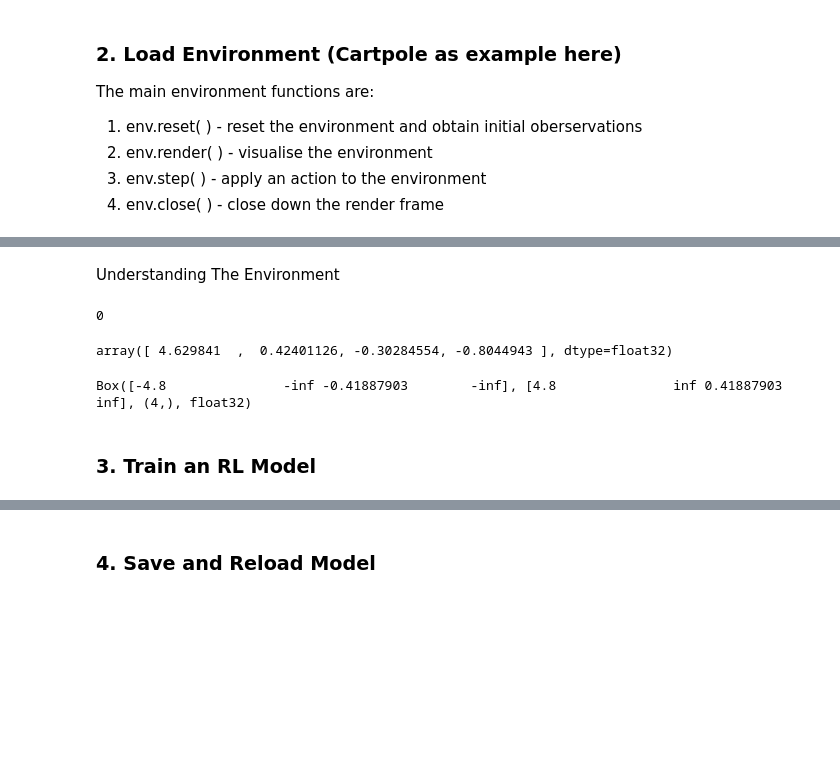
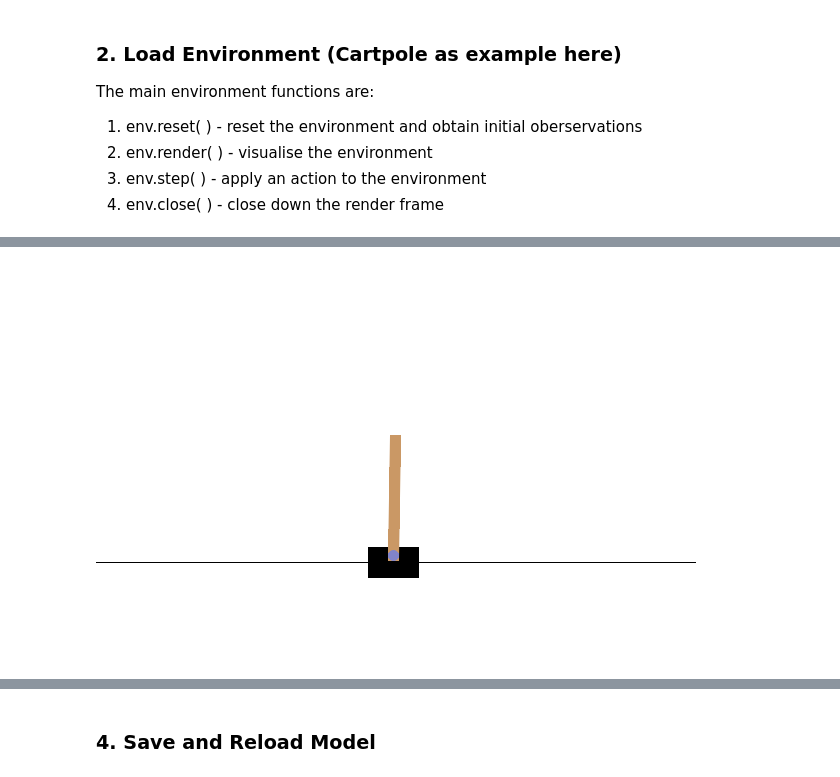
Before and after one commit to BelleJohn/Machine-Learning-with-Python, a Jupyter notebook: Reinforcement-Learning/(Working) ReinforcementLearning_Nicholas_Renotte.ipynb, the cells around one changed output, grey strips where cells are left out. Cells and saved outputs as stored; diff of their text form; code cells hidden in the pictures; blank space fills up the shorter version.

Commit message:
Finished section 2 and added visualized cells.

```diff
--- a/Reinforcement-Learning/(Working) ReinforcementLearning_Nicholas_Renotte.ipynb
+++ b/Reinforcement-Learning/(Working) ReinforcementLearning_Nicholas_Renotte.ipynb
@@ -51 +34,10 @@ env = gym.make(environment_name)
+# %%
+# create environment
+environment_name = "CartPole-v1"
+env = gym.make(environment_name, render_mode="rgb_array")
+# In yhe early version, the render_mode is set with env.render(), but now it's better to setup render mode in env
+# to avoid this warning:
+# C:\conda\lib\site-packages\gymnasium\envs\classic_control\cartpole.py:250:
+# UserWarning: WARN: You are calling render method without specifying any render mode.
+# You can specify the render_mode at initialization, e.g. gym.make("CartPole-v1", render_mode="rgb_array")
 # %%
@@ -75,20 +127,22 @@ Episode:5 Score:21.0
 # %%
-# test environment: episodes is like one full game within the environment. Same environments
-# have a fixed episode length e.g. cartpole wich is 200 frames. Others are continuous,
-# e.g. Breakout, play until you run out of lives.
+# create environment
+environment_name = "CartPole-v1"
+env = gym.make(environment_name, render_mode="rgb_array")
+
 episodes = 5
 for episode in range(1, episodes+1):
-    state = env.reset() # Observations for the environment not just for the pole.
-    # we will deliver these observations to reinforcement learning agent to learn the optimal value.
+    state = env.reset()
+    images = [env.render()]
     done = False
+    truncated = False
     score = 0
 
-    while not done:
-        env.render() # it doesn't work with colab
-        # env.render(mode='rgb_array')
-        action = env.action_space.sample() # random action
-        n_state, reward, done, info = env.step(action) # pass random action
+    while not (done or truncated):
+        frame = env.render()
+        action = env.action_space.sample()
+        n_state, reward, done, truncated, info = env.step(action)
         score+=reward
+        images.append(frame)
     print('Episode:{} Score:{}'.format(episode, score))
 env.close()
 # %% [output]
@@ -100,19 +154,10 @@ Discrete(2)
-# %% [markdown]
-Understanding The Environment
-# %%
-# 0-push cart to left, 1-push cart to the right
-env.action_space.sample()
-# %% [output]
-0
-# %%
-# [cart position, cart velocity, pole angle, pole angular velocity]
-env.observation_space.sample()
-# %% [output]
-array([ 4.629841  ,  0.42401126, -0.30284554, -0.8044943 ], dtype=float32)
-# %%
-# (4,) is from env.reset
-env.observation_space
-# %% [output]
-Box([-4.8               -inf -0.41887903        -inf], [4.8               inf 0.41887903        inf], (4,), float32)
-# %% [markdown]
-### 3. Train an RL Model
+# %%
+# !pip3 install numpngw
+from numpngw import write_apng
+from IPython.display import Image
+# Convert to apng
+write_apng("animation.png", images, delay=60)
+# Show animation
+Image(filename="animation.png")
+# %% [output]
+[figure, added]
```
Also changed, not shown: parts of 17 cells of this notebook.
